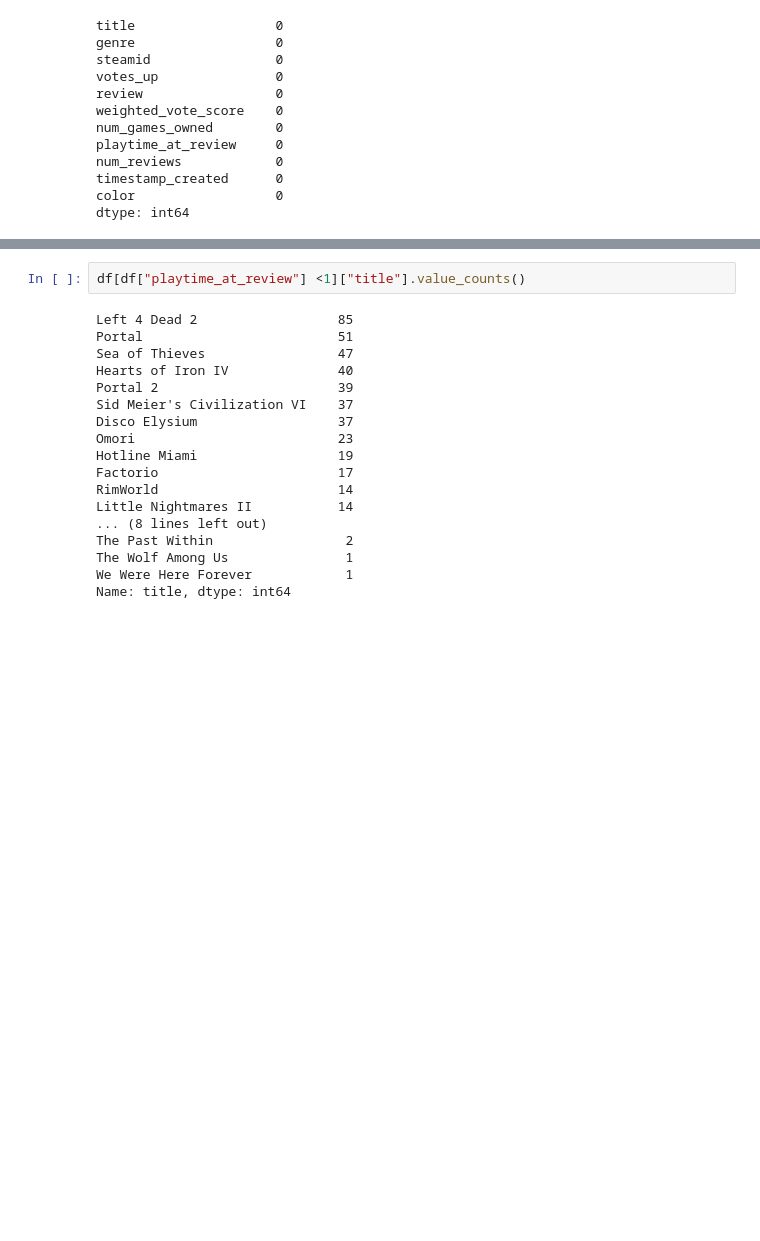
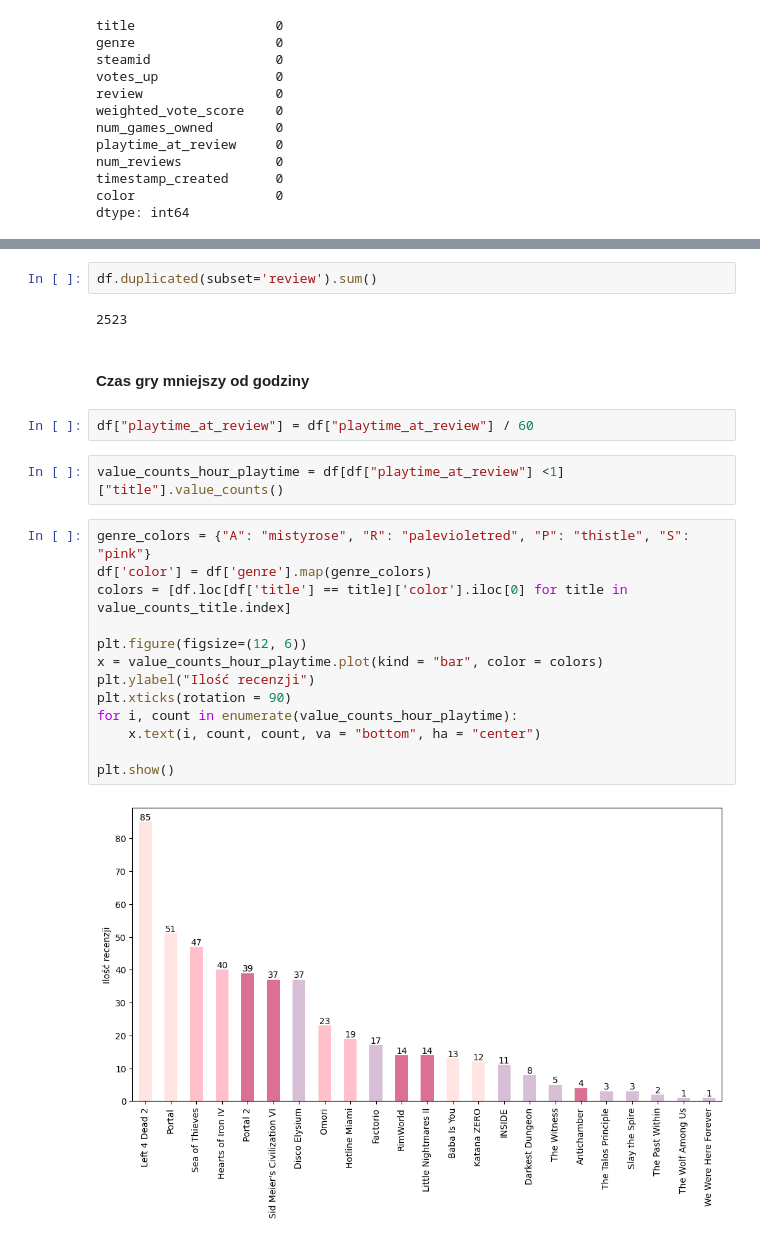
Before and after one commit to markrz12/aspect-based-opinion-mining, a Jupyter notebook: Mgr1.ipynb, the cells around one changed output, grey strips where cells are left out. Cells and saved outputs as stored; diff of their text form; blank space fills up the shorter version.

Commit message:
reviews_lenght

```diff
--- a/Mgr1.ipynb
+++ b/Mgr1.ipynb
@@ -177,20 +169,25 @@ df["playtime_at_review"] = df["playtime_at_review"] / 60
-# %%
-df[df["playtime_at_review"] <1]["title"].value_counts()
-# %% [output]
-Left 4 Dead 2                  85
-Portal                         51
-Sea of Thieves                 47
-Hearts of Iron IV              40
-Portal 2                       39
-Sid Meier's Civilization VI    37
-Disco Elysium                  37
-Omori                          23
-Hotline Miami                  19
-Factorio                       17
-RimWorld                       14
-Little Nightmares II           14
-... (8 lines left out)
-The Past Within                 2
-The Wolf Among Us               1
-We Were Here Forever            1
-Name: title, dtype: int64
+# %%
+df.duplicated(subset='review').sum()
+# %% [output]
+2523
+# %% [markdown]
+#### Czas gry mniejszy od godziny
+# %%
+df["playtime_at_review"] = df["playtime_at_review"] / 60
+# %%
+value_counts_hour_playtime = df[df["playtime_at_review"] <1]["title"].value_counts()
+# %%
+genre_colors = {"A": "mistyrose", "R": "palevioletred", "P": "thistle", "S": "pink"}
+df['color'] = df['genre'].map(genre_colors)
+colors = [df.loc[df['title'] == title]['color'].iloc[0] for title in value_counts_title.index]
+
+plt.figure(figsize=(12, 6))
+x = value_counts_hour_playtime.plot(kind = "bar", color = colors)
+plt.ylabel("Ilość recenzji")
+plt.xticks(rotation = 90)
+for i, count in enumerate(value_counts_hour_playtime):
+    x.text(i, count, count, va = "bottom", ha = "center")
+
+plt.show()
+# %% [output]
+[figure, added]
```
Also changed, not shown: parts of 16 cells of this notebook.
